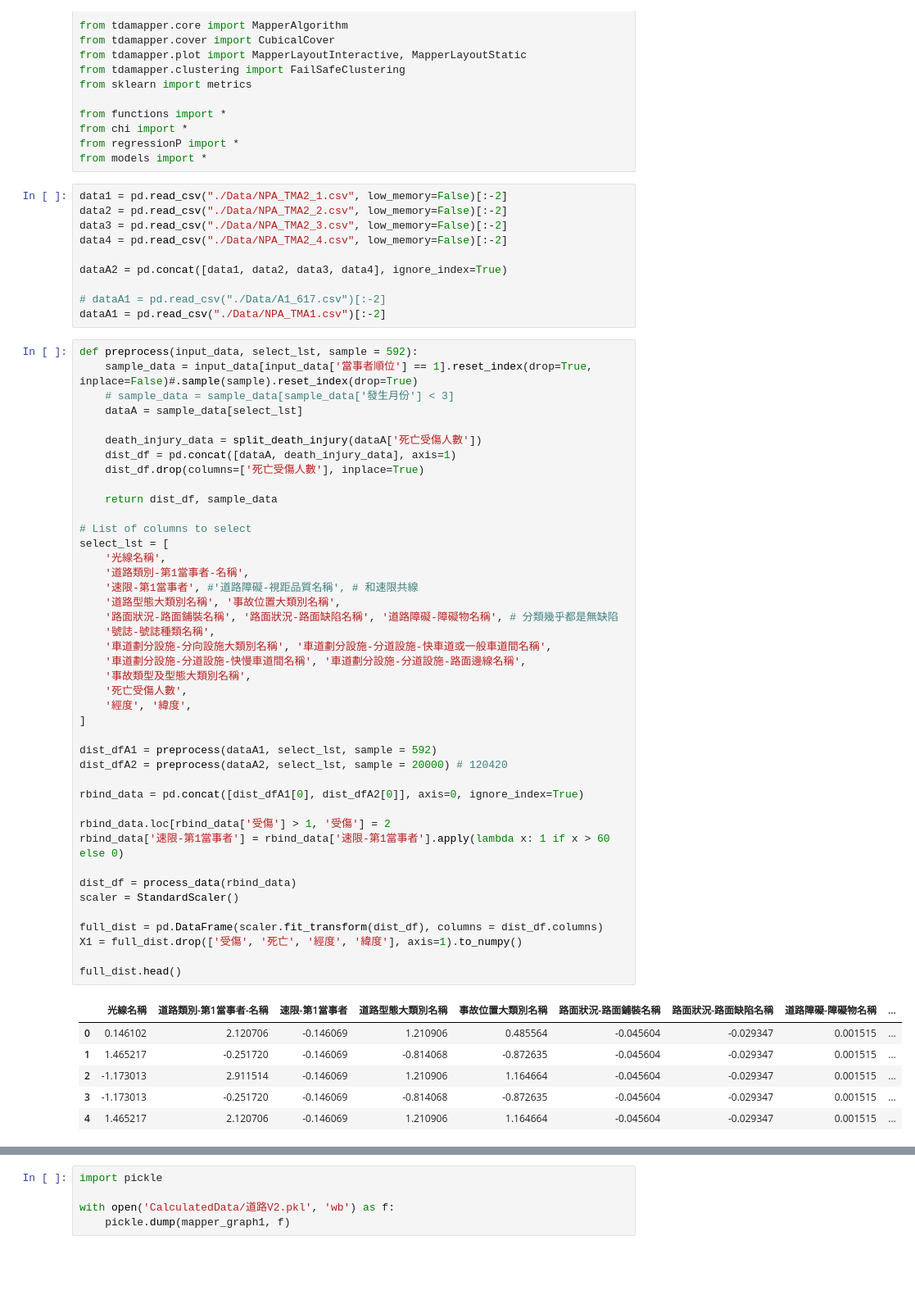
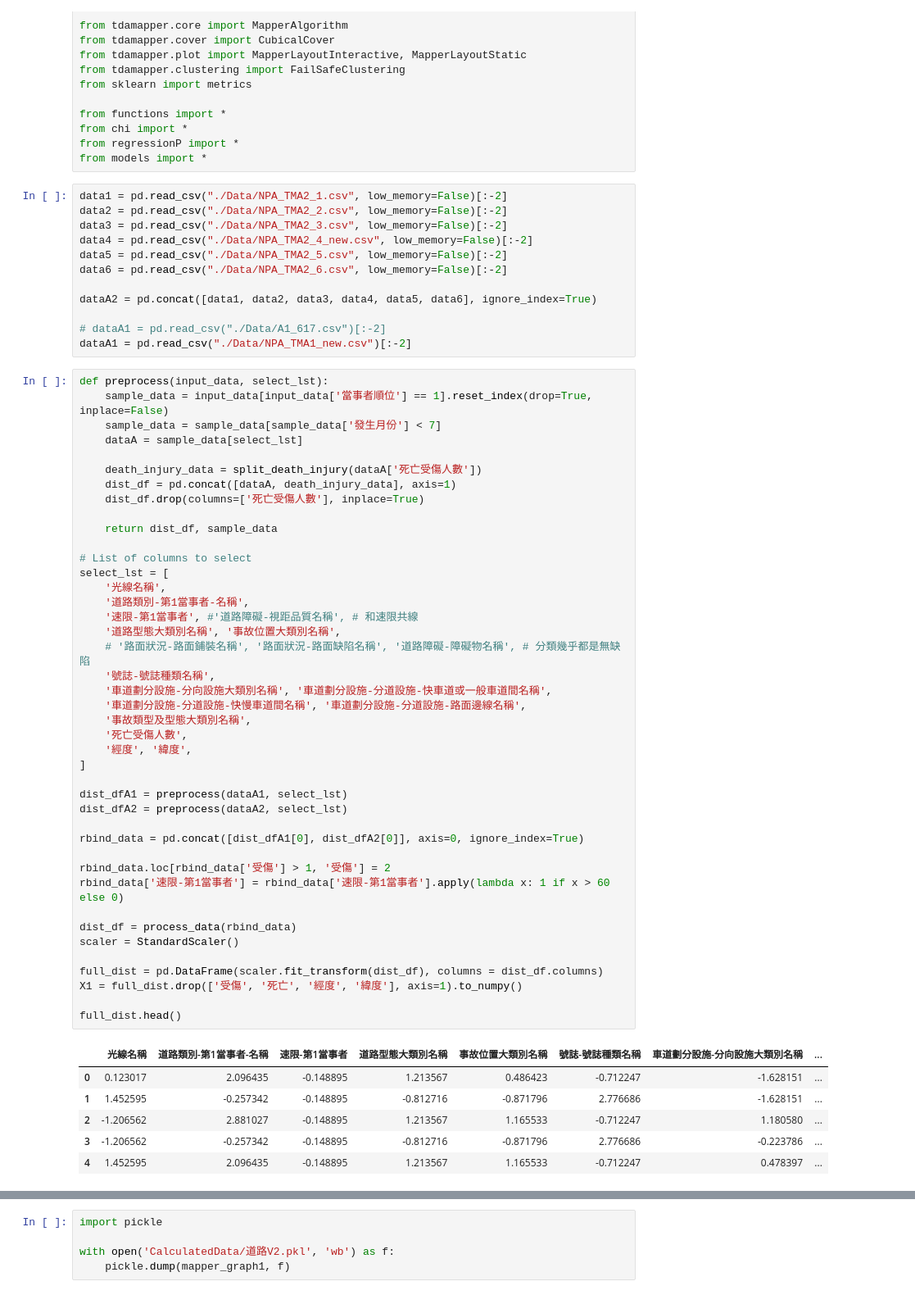
Before and after one commit to kennywang112/TrafficTDApython, a Jupyter notebook: 道路V2.ipynb, the cells around one changed output, grey strips where cells are left out. Shown: that part at 82% size. Cells and saved outputs as stored; diff of their text form; blank space fills up the shorter version.

```diff
--- a/道路V2.ipynb
+++ b/道路V2.ipynb
@@ -26,16 +26,18 @@ from models import *
 data1 = pd.read_csv("./Data/NPA_TMA2_1.csv", low_memory=False)[:-2]
 data2 = pd.read_csv("./Data/NPA_TMA2_2.csv", low_memory=False)[:-2]
 data3 = pd.read_csv("./Data/NPA_TMA2_3.csv", low_memory=False)[:-2]
-data4 = pd.read_csv("./Data/NPA_TMA2_4.csv", low_memory=False)[:-2]
+data4 = pd.read_csv("./Data/NPA_TMA2_4_new.csv", low_memory=False)[:-2]
+data5 = pd.read_csv("./Data/NPA_TMA2_5.csv", low_memory=False)[:-2]
+data6 = pd.read_csv("./Data/NPA_TMA2_6.csv", low_memory=False)[:-2]
 
-dataA2 = pd.concat([data1, data2, data3, data4], ignore_index=True)
+dataA2 = pd.concat([data1, data2, data3, data4, data5, data6], ignore_index=True)
 
 # dataA1 = pd.read_csv("./Data/A1_617.csv")[:-2]
-dataA1 = pd.read_csv("./Data/NPA_TMA1.csv")[:-2]
+dataA1 = pd.read_csv("./Data/NPA_TMA1_new.csv")[:-2]
 # %%
-def preprocess(input_data, select_lst, sample = 592):
-    sample_data = input_data[input_data['當事者順位'] == 1].reset_index(drop=True, inplace=False)#.sample(sample).reset_index(drop=True)
-    # sample_data = sample_data[sample_data['發生月份'] < 3]
+def preprocess(input_data, select_lst):
+    sample_data = input_data[input_data['當事者順位'] == 1].reset_index(drop=True, inplace=False)
+    sample_data = sample_data[sample_data['發生月份'] < 7]
     dataA = sample_data[select_lst]
 
     death_injury_data = split_death_injury(dataA['死亡受傷人數'])
@@ -45,39 +47,39 @@ def preprocess(input_data, select_lst, sample = 592):
     return dist_df, sample_data
 
 # List of columns to select
 select_lst = [
     '光線名稱',
     '道路類別-第1當事者-名稱',
     '速限-第1當事者', #'道路障礙-視距品質名稱', # 和速限共線
     '道路型態大類別名稱', '事故位置大類別名稱',
-    '路面狀況-路面鋪裝名稱', '路面狀況-路面缺陷名稱', '道路障礙-障礙物名稱', # 分類幾乎都是無缺陷
+    # '路面狀況-路面鋪裝名稱', '路面狀況-路面缺陷名稱', '道路障礙-障礙物名稱', # 分類幾乎都是無缺陷
     '號誌-號誌種類名稱',
     '車道劃分設施-分向設施大類別名稱', '車道劃分設施-分道設施-快車道或一般車道間名稱',
     '車道劃分設施-分道設施-快慢車道間名稱', '車道劃分設施-分道設施-路面邊線名稱',
     '事故類型及型態大類別名稱',
     '死亡受傷人數',
     '經度', '緯度',
 ]
 
-dist_dfA1 = preprocess(dataA1, select_lst, sample = 592)
-dist_dfA2 = preprocess(dataA2, select_lst, sample = 20000) # 120420
+dist_dfA1 = preprocess(dataA1, select_lst)
+dist_dfA2 = preprocess(dataA2, select_lst)
 
 rbind_data = pd.concat([dist_dfA1[0], dist_dfA2[0]], axis=0, ignore_index=True)
 
 rbind_data.loc[rbind_data['受傷'] > 1, '受傷'] = 2
 rbind_data['速限-第1當事者'] = rbind_data['速限-第1當事者'].apply(lambda x: 1 if x > 60 else 0)
 
 dist_df = process_data(rbind_data)
 scaler = StandardScaler()
 
 full_dist = pd.DataFrame(scaler.fit_transform(dist_df), columns = dist_df.columns)
 X1 = full_dist.drop(['受傷', '死亡', '經度', '緯度'], axis=1).to_numpy()
 
 full_dist.head()
 # %% [output]
-|  | 光線名稱 | 道路類別-第1當事者-名稱 | 速限-第1當事者 | 道路型態大類別名稱 | 事故位置大類別名稱 | 路面狀況-路面鋪裝名稱 | 路面狀況-路面缺陷名稱 | 道路障礙-障礙物名稱 | ... |
-| 0 | 0.146102 | 2.120706 | -0.146069 | 1.210906 | 0.485564 | -0.045604 | -0.029347 | 0.001515 | ... |
-| 1 | 1.465217 | -0.251720 | -0.146069 | -0.814068 | -0.872635 | -0.045604 | -0.029347 | 0.001515 | ... |
-| 2 | -1.173013 | 2.911514 | -0.146069 | 1.210906 | 1.164664 | -0.045604 | -0.029347 | 0.001515 | ... |
-| 3 | -1.173013 | -0.251720 | -0.146069 | -0.814068 | -0.872635 | -0.045604 | -0.029347 | 0.001515 | ... |
-| 4 | 1.465217 | 2.120706 | -0.146069 | 1.210906 | 1.164664 | -0.045604 | -0.029347 | 0.001515 | ... |
+|  | 光線名稱 | 道路類別-第1當事者-名稱 | 速限-第1當事者 | 道路型態大類別名稱 | 事故位置大類別名稱 | 號誌-號誌種類名稱 | 車道劃分設施-分向設施大類別名稱 | ... |
+| 0 | 0.123017 | 2.096435 | -0.148895 | 1.213567 | 0.486423 | -0.712247 | -1.628151 | ... |
+| 1 | 1.452595 | -0.257342 | -0.148895 | -0.812716 | -0.871796 | 2.776686 | -1.628151 | ... |
+| 2 | -1.206562 | 2.881027 | -0.148895 | 1.213567 | 1.165533 | -0.712247 | 1.180580 | ... |
+| 3 | -1.206562 | -0.257342 | -0.148895 | -0.812716 | -0.871796 | 2.776686 | -0.223786 | ... |
+| 4 | 1.452595 | 2.096435 | -0.148895 | 1.213567 | 1.165533 | -0.712247 | 0.478397 | ... |
```
Also changed, not shown: parts of 25 cells of this notebook, 3 other files.
